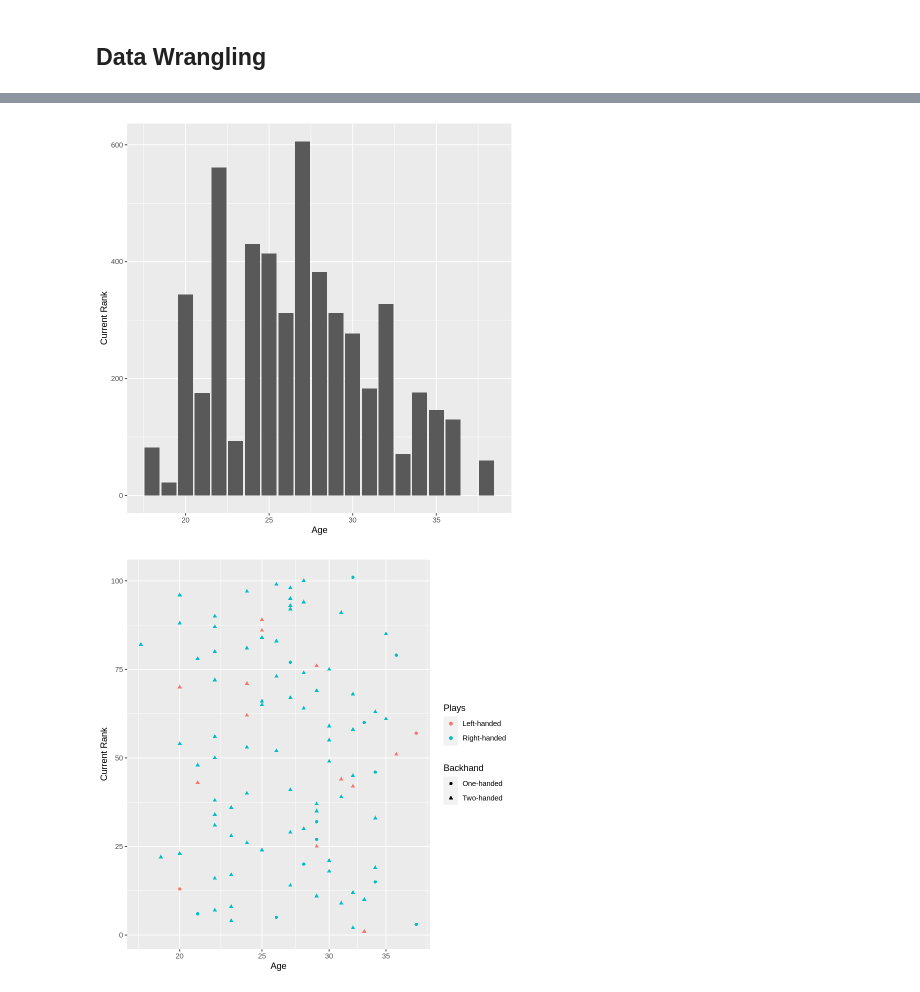
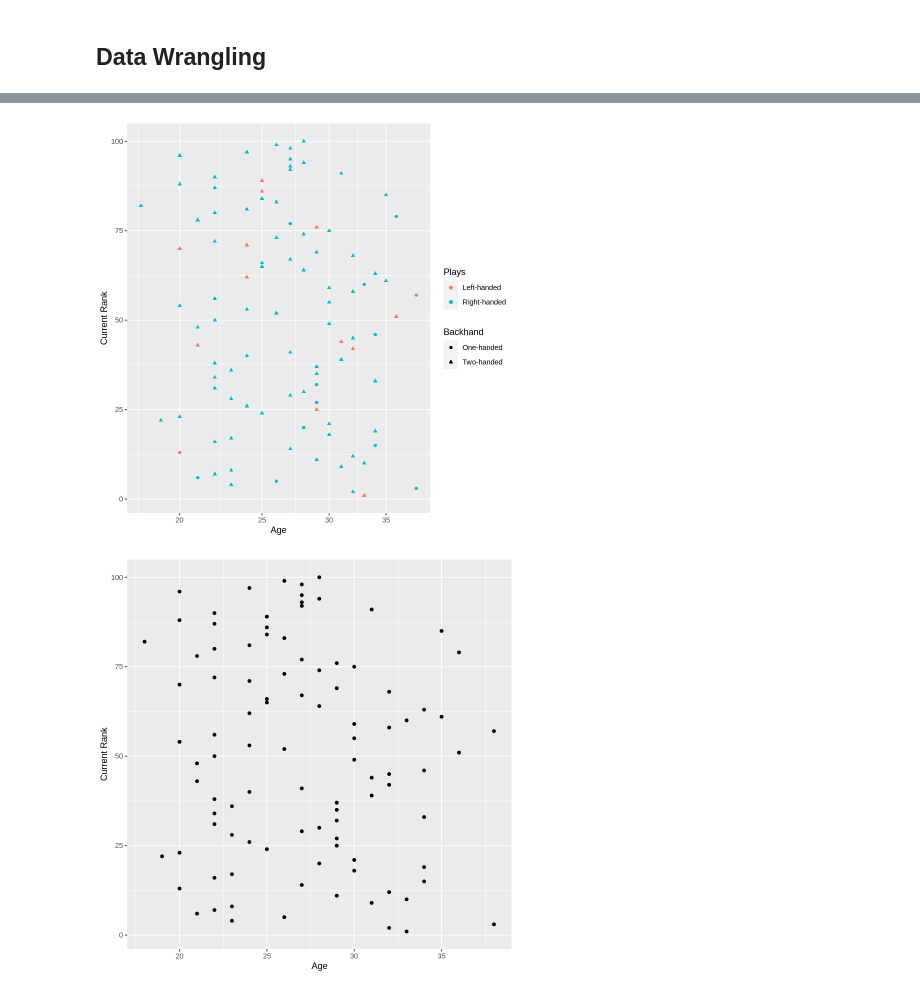
Before and after one commit to RaymondZhang20/Data-Prodiction, a Jupyter notebook: analysis.ipynb, the cells around one changed output, grey strips where cells are left out. Saved outputs shown, nothing was run; the diff lists cells and outputs as text; code cells hidden in the pictures.

```diff
--- a/analysis.ipynb
+++ b/analysis.ipynb
@@ -76,6 +76,6 @@ tidy_data <- raw_data %>%
              mutate(Plays = as.factor(Plays)) %>%
              mutate(Backhand = as.factor(Backhand)) %>%
              arrange(`Current Rank`) %>%
-             head(100)
+             head(99)
 tidy_data
 # %% [output]
@@ -92,13 +92,16 @@ A tibble: 100 × 11
 # %%
-age_distrubution <- ggplot(tidy_data, aes(x = Age, y = `Current Rank`)) +
-  geom_bar(stat = "identity")
-age_distrubution
+
 age_rank_plot <- tidy_data %>%
     ggplot(aes(x = Age, y = `Current Rank`)) +
         geom_point(aes(colour = Plays, shape = Backhand)) +
         labs(x = "Age", y = "Current Rank", colour = "Plays", shape = "Backhand") +
         scale_x_log10()
 age_rank_plot
 # %% [output]
-[figure, old version]
+[figure, new version]
-[figure, removed]
+# %%
+age_distrubution <- ggplot(tidy_data, aes(x = Age, y = `Current Rank`)) +
+  geom_point(stat = 'identity')
+age_distrubution
+# %% [output]
+[figure, added]
```
Also changed, not shown: parts of 2 cells of this notebook.
